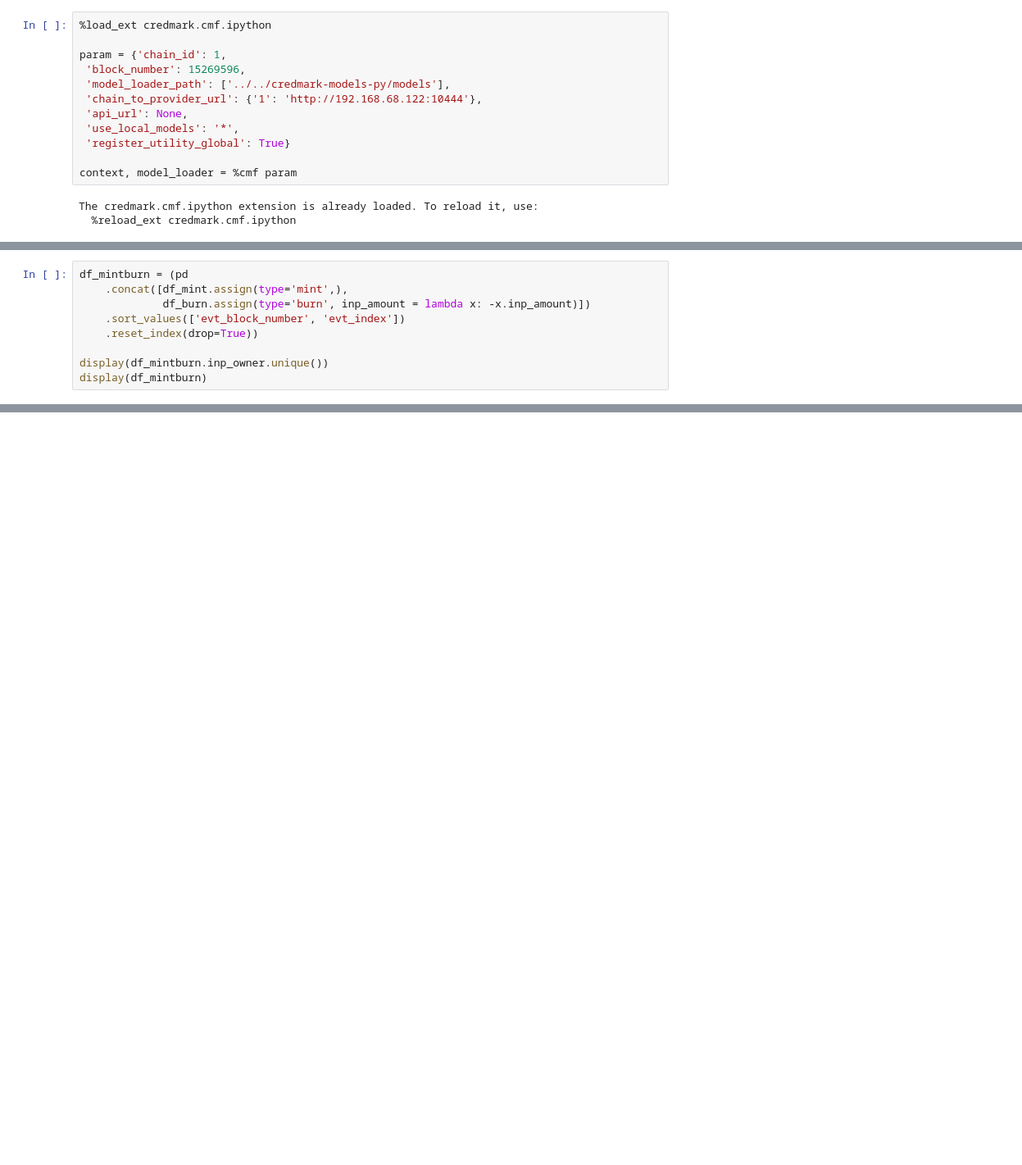
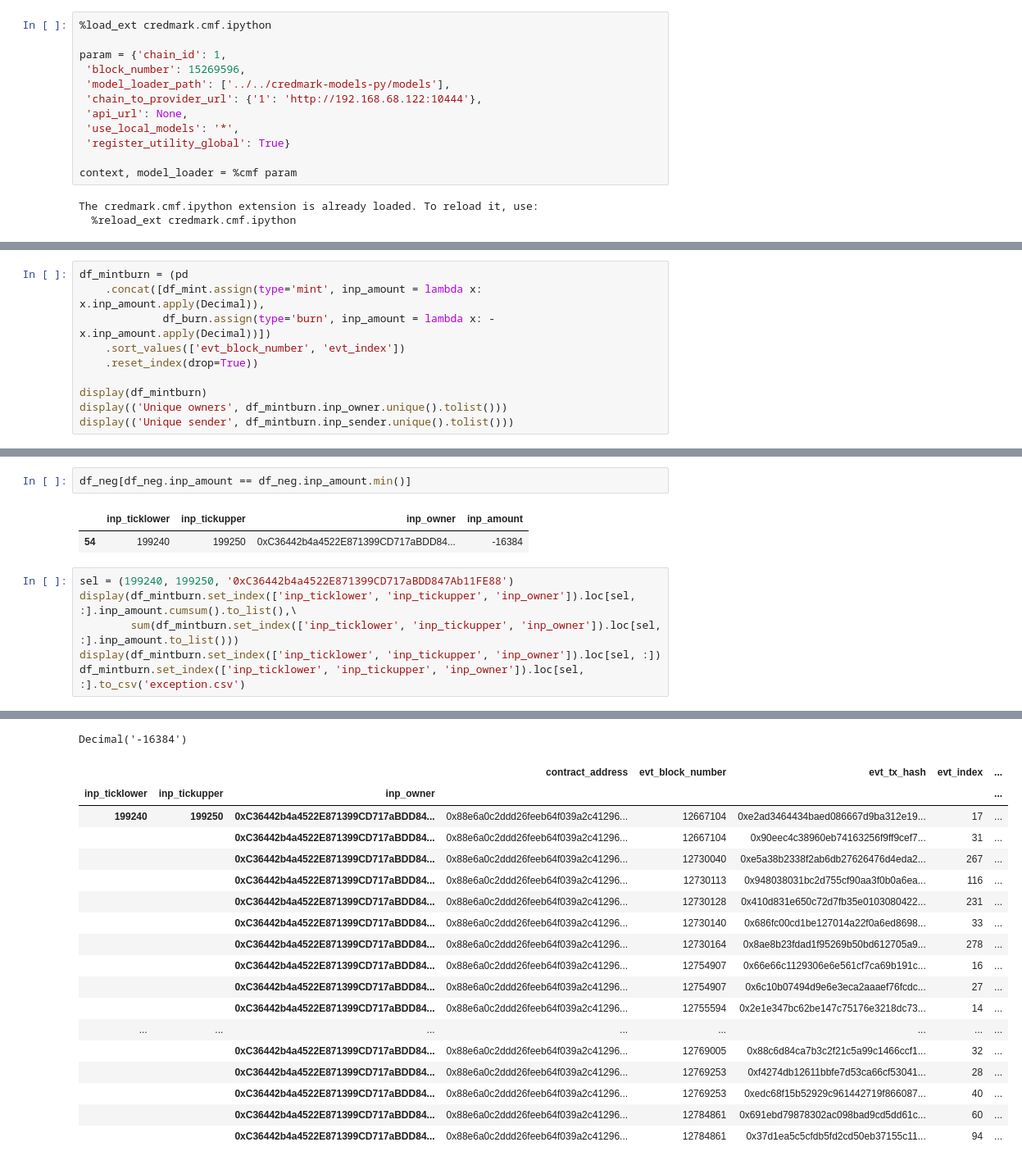
Before and after one commit to credmark/credmark-models-notebook, a Jupyter notebook: uniswap/claimable-liquidity.ipynb, the cells around one changed output, grey strips where cells are left out. Shown at 82% size. Drawn from its saved outputs; the diff is of its cells as text; blank space fills up the shorter version.

```diff
--- a/uniswap/claimable-liquidity.ipynb
+++ b/uniswap/claimable-liquidity.ipynb
@@ -45,10 +54,11 @@ The credmark.cmf.ipython extension is already loaded. To reload it, use:
 # %%
 df_mintburn = (pd
-    .concat([df_mint.assign(type='mint',),
-             df_burn.assign(type='burn', inp_amount = lambda x: -x.inp_amount)])
+    .concat([df_mint.assign(type='mint', inp_amount = lambda x: x.inp_amount.apply(Decimal)),
+             df_burn.assign(type='burn', inp_amount = lambda x: -x.inp_amount.apply(Decimal))])
     .sort_values(['evt_block_number', 'evt_index'])
     .reset_index(drop=True))
 
-display(df_mintburn.inp_owner.unique())
 display(df_mintburn)
+display(('Unique owners', df_mintburn.inp_owner.unique().tolist()))
+display(('Unique sender', df_mintburn.inp_sender.unique().tolist()))
 # %% [output]
@@ -85,0 +135,12 @@ array(['0xC36442b4a4522E871399CD717aBDD847Ab11FE88',
+# %%
+df_neg[df_neg.inp_amount == df_neg.inp_amount.min()]
+# %% [output]
+|  | inp_ticklower | inp_tickupper | inp_owner | inp_amount |
+| 54 | 199240 | 199250 | 0xC36442b4a4522E871399CD717aBDD84... | -16384 |
+# %%
+sel = (199240, 199250, '0xC36442b4a4522E871399CD717aBDD847Ab11FE88')
+display(df_mintburn.set_index(['inp_ticklower', 'inp_tickupper', 'inp_owner']).loc[sel, :].inp_amount.cumsum().to_list(),\
+        sum(df_mintburn.set_index(['inp_ticklower', 'inp_tickupper', 'inp_owner']).loc[sel, :].inp_amount.to_list()))
+display(df_mintburn.set_index(['inp_ticklower', 'inp_tickupper', 'inp_owner']).loc[sel, :])
+df_mintburn.set_index(['inp_ticklower', 'inp_tickupper', 'inp_owner']).loc[sel, :].to_csv('exception.csv')
+# %% [output]
@@ -85,0 +164,19 @@ array(['0xC36442b4a4522E871399CD717aBDD847Ab11FE88',
+Decimal('-16384')
+|  |  |  | contract_address | evt_block_number | evt_tx_hash | evt_index | ... |
+| inp_ticklower | inp_tickupper | inp_owner |  |  |  |  | ... |
+| 199240 | 199250 | 0xC36442b4a4522E871399CD717aBDD84... | 0x88e6a0c2ddd26feeb64f039a2c41296... | 12667104 | 0xe2ad3464434baed086667d9ba312e19... | 17 | ... |
+|  |  | 0xC36442b4a4522E871399CD717aBDD84... | 0x88e6a0c2ddd26feeb64f039a2c41296... | 12667104 | 0x90eec4c38960eb74163256f9ff9cef7... | 31 | ... |
+|  |  | 0xC36442b4a4522E871399CD717aBDD84... | 0x88e6a0c2ddd26feeb64f039a2c41296... | 12730040 | 0xe5a38b2338f2ab6db27626476d4eda2... | 267 | ... |
+|  |  | 0xC36442b4a4522E871399CD717aBDD84... | 0x88e6a0c2ddd26feeb64f039a2c41296... | 12730113 | 0x948038031bc2d755cf90aa3f0b0a6ea... | 116 | ... |
+|  |  | 0xC36442b4a4522E871399CD717aBDD84... | 0x88e6a0c2ddd26feeb64f039a2c41296... | 12730128 | 0x410d831e650c72d7fb35e0103080422... | 231 | ... |
+|  |  | 0xC36442b4a4522E871399CD717aBDD84... | 0x88e6a0c2ddd26feeb64f039a2c41296... | 12730140 | 0x686fc00cd1be127014a22f0a6ed8698... | 33 | ... |
+|  |  | 0xC36442b4a4522E871399CD717aBDD84... | 0x88e6a0c2ddd26feeb64f039a2c41296... | 12730164 | 0x8ae8b23fdad1f95269b50bd612705a9... | 278 | ... |
+|  |  | 0xC36442b4a4522E871399CD717aBDD84... | 0x88e6a0c2ddd26feeb64f039a2c41296... | 12754907 | 0x66e66c1129306e6e561cf7ca69b191c... | 16 | ... |
+|  |  | 0xC36442b4a4522E871399CD717aBDD84... | 0x88e6a0c2ddd26feeb64f039a2c41296... | 12754907 | 0x6c10b07494d9e6e3eca2aaaef76fcdc... | 27 | ... |
+|  |  | 0xC36442b4a4522E871399CD717aBDD84... | 0x88e6a0c2ddd26feeb64f039a2c41296... | 12755594 | 0x2e1e347bc62be147c75176e3218dc73... | 14 | ... |
+| ... | ... | ... | ... | ... | ... | ... | ... |
+|  |  | 0xC36442b4a4522E871399CD717aBDD84... | 0x88e6a0c2ddd26feeb64f039a2c41296... | 12769005 | 0x88c6d84ca7b3c2f21c5a99c1466ccf1... | 32 | ... |
+|  |  | 0xC36442b4a4522E871399CD717aBDD84... | 0x88e6a0c2ddd26feeb64f039a2c41296... | 12769253 | 0xf4274db12611bbfe7d53ca66cf53041... | 28 | ... |
+|  |  | 0xC36442b4a4522E871399CD717aBDD84... | 0x88e6a0c2ddd26feeb64f039a2c41296... | 12769253 | 0xedc68f15b52929c961442719f866087... | 40 | ... |
+|  |  | 0xC36442b4a4522E871399CD717aBDD84... | 0x88e6a0c2ddd26feeb64f039a2c41296... | 12784861 | 0x691ebd79878302ac098bad9cd5dd61c... | 60 | ... |
+|  |  | 0xC36442b4a4522E871399CD717aBDD84... | 0x88e6a0c2ddd26feeb64f039a2c41296... | 12784861 | 0x37d1ea5c5cfdb5fd2cd50eb37155c11... | 94 | ... |
```
Also changed, not shown: parts of 27 cells of this notebook.
